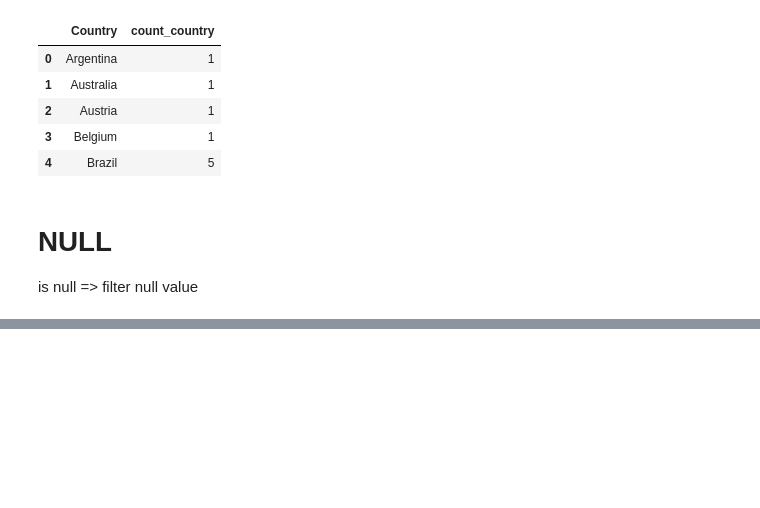
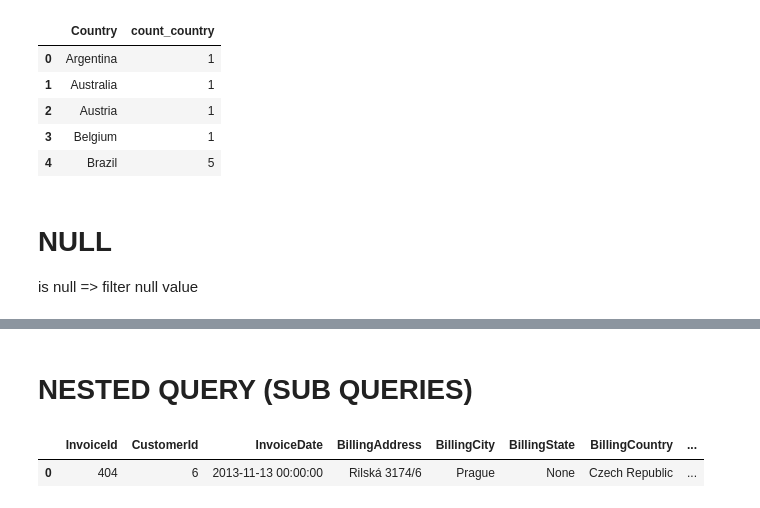
Before and after one commit to Vipoptae/SQL-for-data-analysis, a Jupyter notebook: SQL for data analysis.ipynb, the cells around one changed output, grey strips where cells are left out. Cells and saved outputs as stored; diff of their text form; code cells hidden in the pictures; blank space fills up the shorter version.

```diff
--- a/SQL for data analysis.ipynb
+++ b/SQL for data analysis.ipynb
@@ -358,0 +458,13 @@ data.head()
+# %% [markdown]
+# NESTED QUERY (SUB QUERIES)
+# %%
+sql='''
+select
+*
+from invoices
+where total= (select MAX(total) as max_total from invoices)'''
+data=pd.read_sql(sql,con)
+data.head()
+# %% [output]
+|  | InvoiceId | CustomerId | InvoiceDate | BillingAddress | BillingCity | BillingState | BillingCountry | ... |
+| 0 | 404 | 6 | 2013-11-13 00:00:00 | Rilská 3174/6 | Prague | None | Czech Republic | ... |
```
Also changed, not shown: parts of 17 cells of this notebook.
